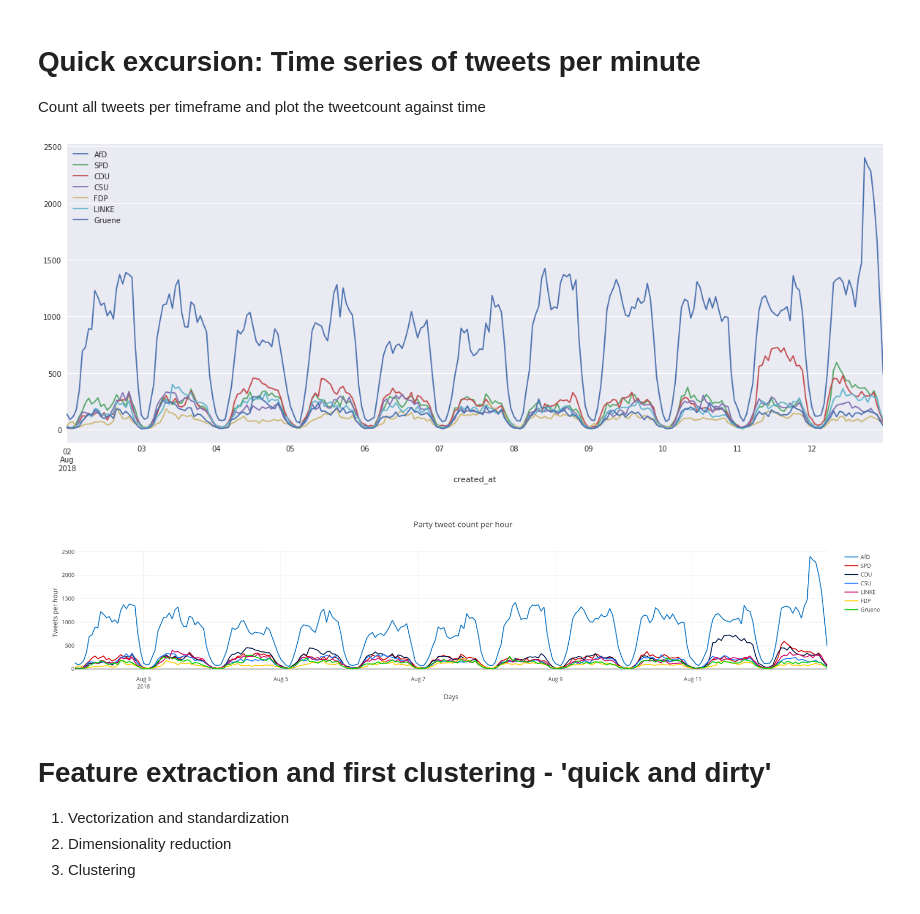
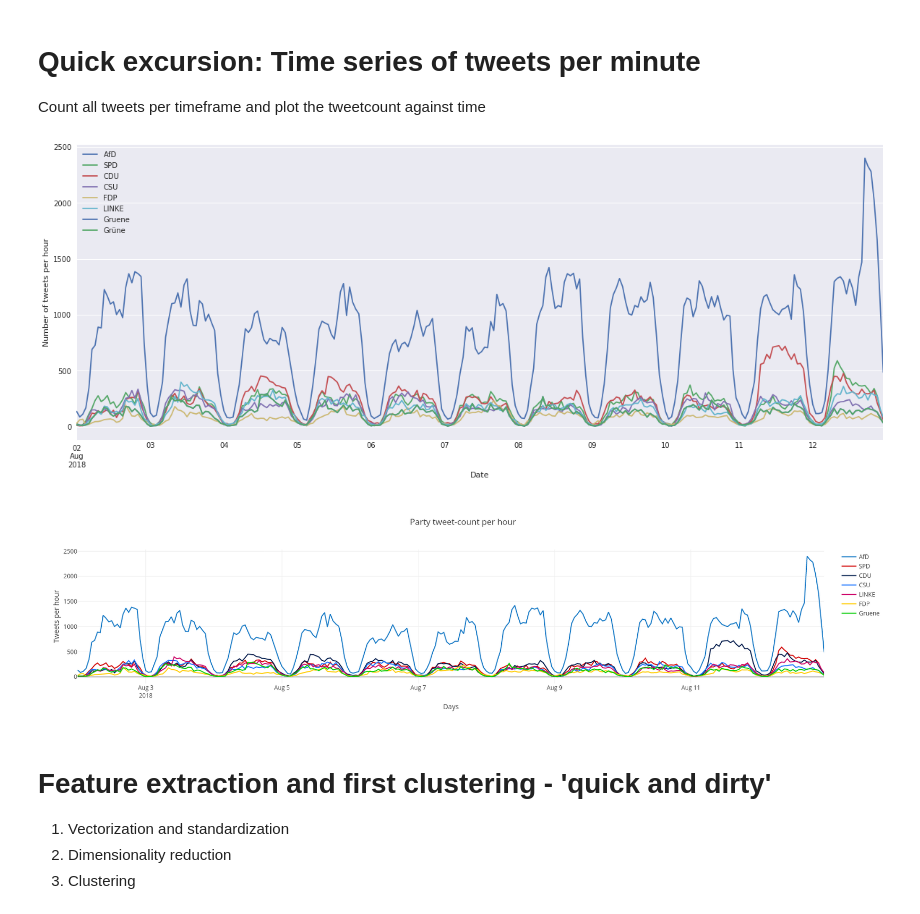
Before and after one commit to FranziSchmitt/Twitter_sentimentanalysis, a Jupyter notebook: Scripts/text_preprocessing.ipynb, the cells around one changed output. Cells and saved outputs as stored; diff of their text form; code cells hidden in the pictures.

```diff
--- a/Scripts/text_preprocessing.ipynb
+++ b/Scripts/text_preprocessing.ipynb
@@ -28,9 +28,9 @@ from load_data import load_data
 # %% [markdown]
 # Loading data from json and creating DataFrame
 # %%
-read_in = True
+read_in = False
 path = '/home/franzi/Git-DSR/Twitter_sentimentanalysis/Data/all_data.pickle'
-parties = ['AfD', 'SPD', 'CDU', 'CSU', 'FDP', 'LINKE', 'Gruene']
+parties = ['AfD', 'SPD', 'CDU', 'CSU', 'FDP', 'LINKE', 'Gruene', 'Grüne']
 dates = ['08-{:02d}'.format(i) for i in range(2,13)]
 if read_in:
     parties = parties
@@ -77,13 +59,15 @@ Count all tweets per timeframe and plot the tweetcount against time
 # %%
 plt.figure(figsize=(20, 7.5))
 ax = plt.axes()
 for party in parties:
     data[party].loc[:, 'full_text'].resample('h').count().plot(ax=ax, label=party)
 plt.legend()
+plt.ylabel("Number of tweets per hour")
+plt.xlabel("Date")
 # ax.grid(axis='both')
 plt.show()
 # %% [output]
-[figure, old version]
+[figure, new version]
 # %%
 def plot_tweetcount(df_list):
     """
@@ -125,7 +109,7 @@ def plot_tweetcount(df_list):
 # %%
 plot_tweetcount(data)
 # %% [output]
-[figure, old version]
+[figure, new version]
 # %% [markdown]
 # Feature extraction and first clustering - 'quick and dirty'
 1. Vectorization and standardization
```
Also changed, not shown: parts of 24 cells of this notebook.
